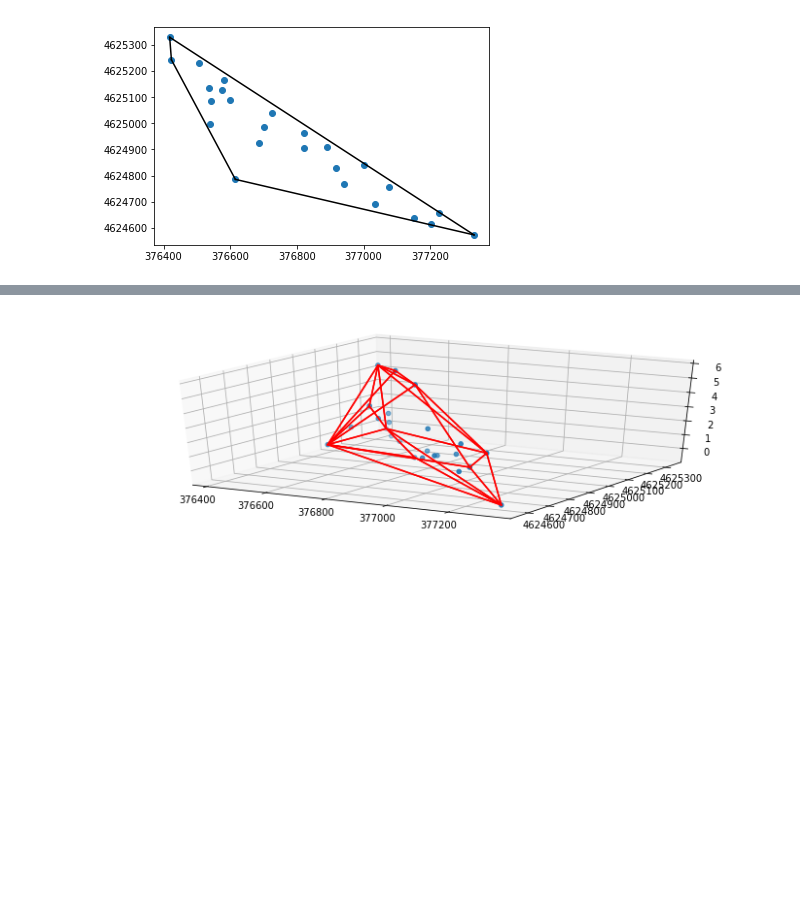
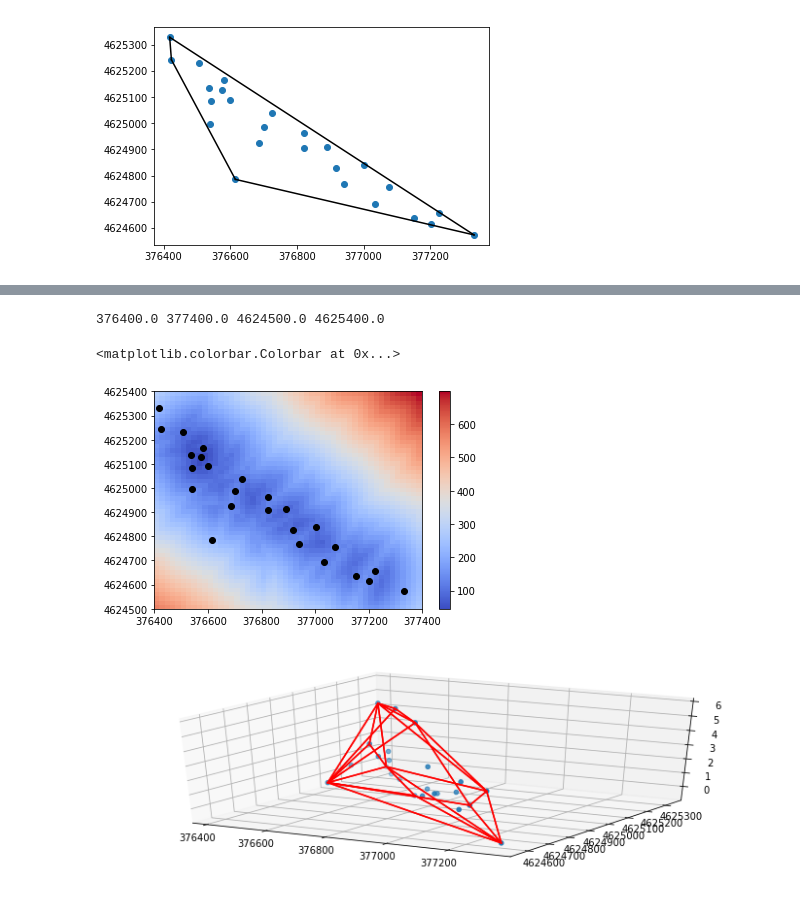
Before and after one commit to csherwood-usgs/Raster_calcs, a Jupyter notebook: GCP_analysis.ipynb, the cells around one changed output, grey strips where cells are left out. Cells and saved outputs as stored; diff of their text form; code cells hidden in the pictures; blank space fills up the shorter version.

```diff
--- a/GCP_analysis.ipynb
+++ b/GCP_analysis.ipynb
@@ -62,3 +71,34 @@ for simplex in hull.simplices:
+# %%
+# What about a map or distance to the third closest point? (Since three points are required to define a plane)
+# Is there any relationship between this map and the accuracy of the SfM maps?
+xmin= 100.*np.floor(np.min(xy[:,0]/100.))
+xmax= 100.*np.ceil(np.max(xy[:,0]/100.))
+ymin= 100.*np.floor(np.min(xy[:,1]/100.))
+ymax= 100.*np.ceil(np.max(xy[:,1]/100.))
+print(xmin,xmax,ymin,ymax)
+X,Y = np.meshgrid(np.linspace(xmin,xmax,51),np.linspace(ymin,ymax,51))
+# print(X,Y)
+
+dist3 = np.zeros_like(X)
+ni,nj = np.shape(X)
+nk = len(xyz)
+dist2 = np.zeros(nk)
+for i in range(ni):
+    for j in range(nj):
+       for k in range(nk):
+          #print(xyz[k,0:2])
+          dist2[k]= np.sqrt( np.sum((np.array([X[i,j],Y[i,j]])-xyz[k,0:2])**2, 0 ))
+       # after sorting, index[1] is distance to closest neighbor
+       dist3[i,j]=np.sort(dist2)[3]
+
+cm = plt.cm.get_cmap('coolwarm')
+plt.pcolormesh(X,Y,dist3,cmap=cm)
+plt.plot(xy[:,0], xy[:,1], 'ok')
+plt.colorbar()
+# %% [output]
+376400.0 377400.0 4624500.0 4625400.0
+<matplotlib.colorbar.Colorbar at 0x...>
+[figure, added]
 # %%
 # determine 3D convex hull
 xy = df.as_matrix(columns=df.columns[2:4])
```
Also changed, not shown: parts of 2 cells of this notebook.
